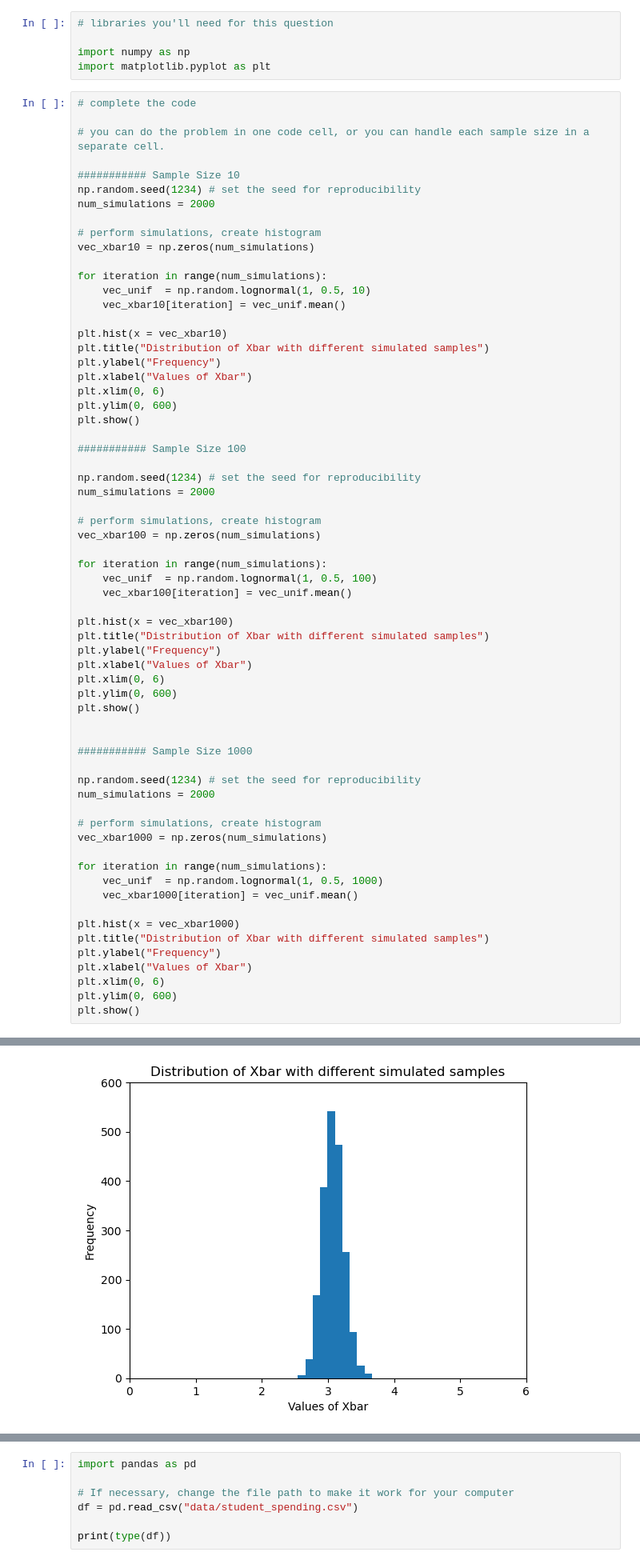
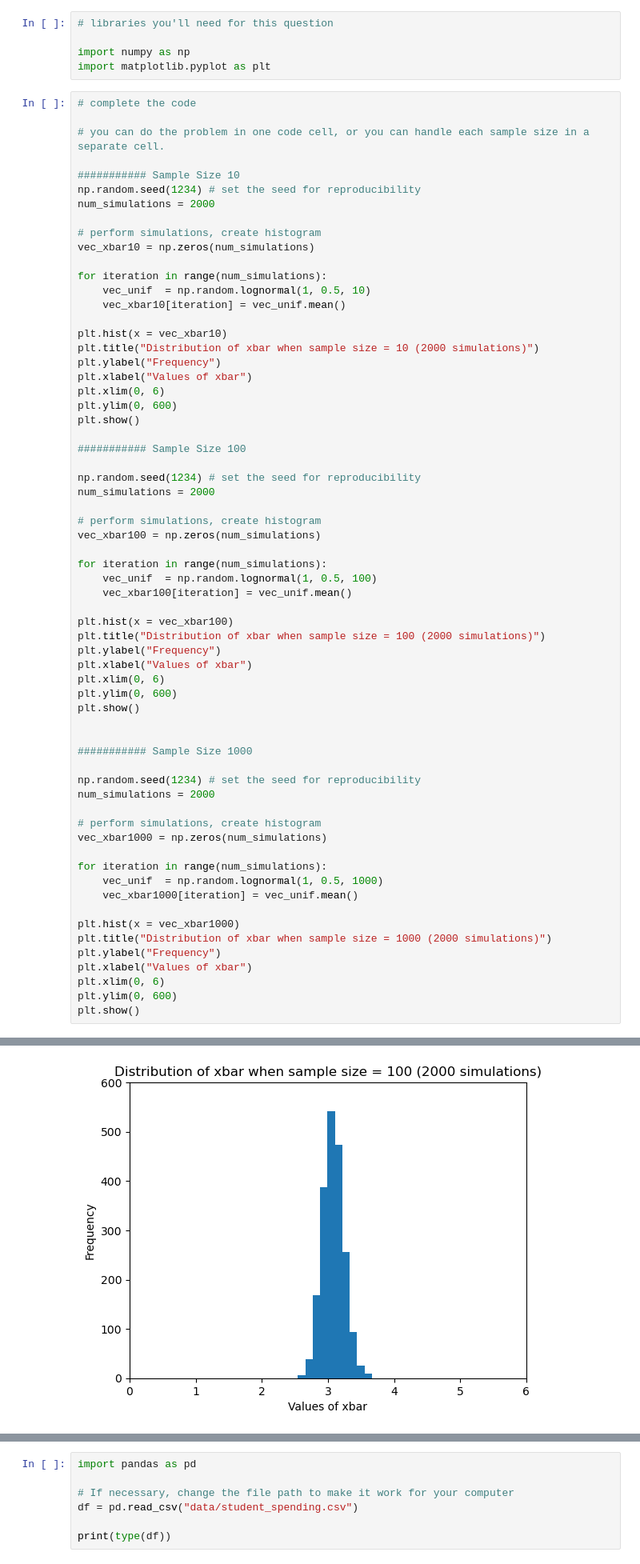
Before and after one commit to aagamapprakash/datasci151spring2026, a Jupyter notebook: _assignments/assignment_5/Assignment5.ipynb, the cells around one changed output, grey strips where cells are left out. Shown at 80% size. Cells and saved outputs as stored; diff of their text form.

```diff
--- a/_assignments/assignment_5/Assignment5.ipynb
+++ b/_assignments/assignment_5/Assignment5.ipynb
@@ -64,9 +64,9 @@ for iteration in range(num_simulations):
     vec_xbar10[iteration] = vec_unif.mean()
 
 plt.hist(x = vec_xbar10)
-plt.title("Distribution of Xbar with different simulated samples")
+plt.title("Distribution of xbar when sample size = 10 (2000 simulations)")
 plt.ylabel("Frequency")
-plt.xlabel("Values of Xbar")
+plt.xlabel("Values of xbar")
 plt.xlim(0, 6)
 plt.ylim(0, 600)
 plt.show()
@@ -84,9 +84,9 @@ for iteration in range(num_simulations):
     vec_xbar100[iteration] = vec_unif.mean()
 
 plt.hist(x = vec_xbar100)
-plt.title("Distribution of Xbar with different simulated samples")
+plt.title("Distribution of xbar when sample size = 100 (2000 simulations)")
 plt.ylabel("Frequency")
-plt.xlabel("Values of Xbar")
+plt.xlabel("Values of xbar")
 plt.xlim(0, 6)
 plt.ylim(0, 600)
 plt.show()
@@ -105,9 +105,9 @@ for iteration in range(num_simulations):
     vec_xbar1000[iteration] = vec_unif.mean()
 
 plt.hist(x = vec_xbar1000)
-plt.title("Distribution of Xbar with different simulated samples")
+plt.title("Distribution of xbar when sample size = 1000 (2000 simulations)")
 plt.ylabel("Frequency")
-plt.xlabel("Values of Xbar")
+plt.xlabel("Values of xbar")
 plt.xlim(0, 6)
 plt.ylim(0, 600)
 plt.show()
@@ -116 +116 @@ plt.show()
-[figure, old version]
+[figure, new version]
```
Also changed, not shown: parts of 4 cells of this notebook, 1 other file.
